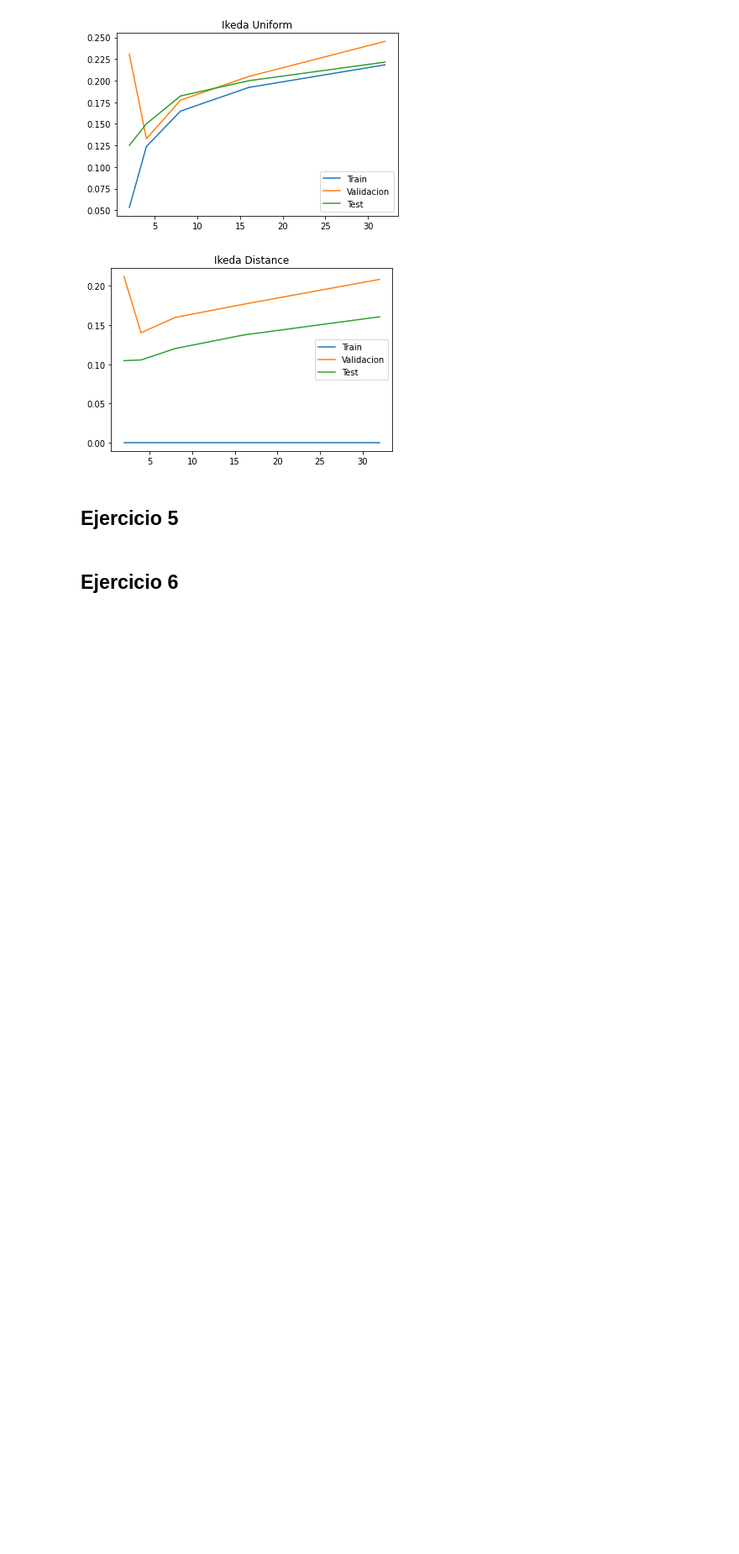
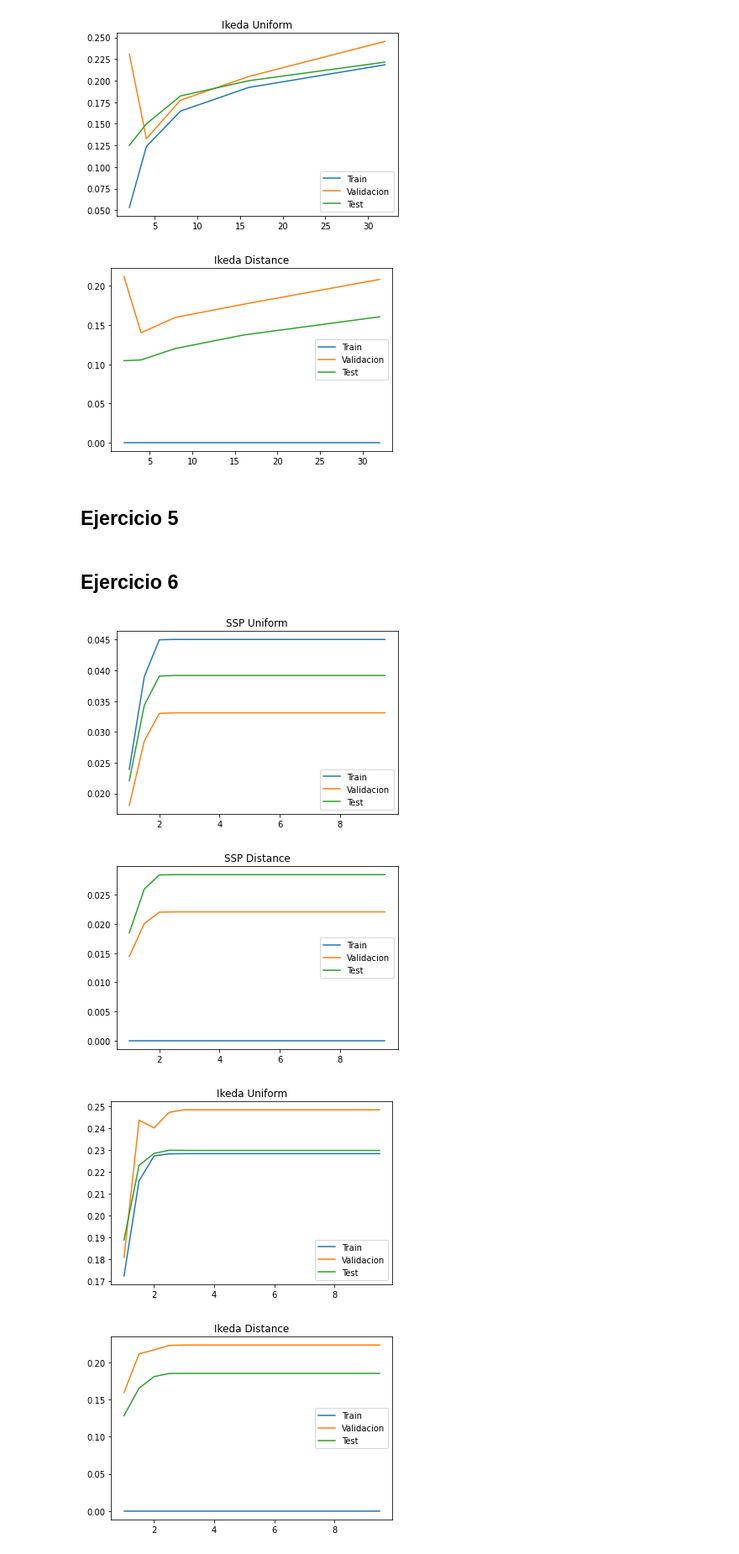
Before and after one commit to natimellino/IAA, a Jupyter notebook: TP4/tp4.ipynb, the cells around one changed output. Shown at 84% size. Cells and saved outputs as stored; diff of their text form; code cells hidden in the pictures; blank space fills up the shorter version.

```diff
--- a/TP4/tp4.ipynb
+++ b/TP4/tp4.ipynb
@@ -515,0 +678,37 @@ ej4('datasets/ikeda.data', 'datasets/ikeda.test', list(range(6)), 'distance', 'I
+# %%
+def ej6(dataset_train, dataset_test, cols, w, title, delim=False):
+    train = pd.read_csv(dataset_train, names=cols, delim_whitespace=delim)
+    test = pd.read_csv(dataset_test, names=cols, delim_whitespace=delim)
+
+    l = len(cols)
+
+    x_train, x_val, y_train, y_val = train_test_split(
+        train.loc[ : , cols[0 : (l - 1)] ],
+        train.loc[ : , [l - 1] ],
+        test_size=0.2,
+        random_state=0
+    )
+
+    x_test = test.loc[ : , cols[0 : (l - 1)] ]
+    y_test = test.loc[ : , [l - 1] ]
+
+    et, ev, ett, clf = get_best_clf_regressor_6(x_train, y_train, x_test, y_test, x_val, y_val, w)
+
+    graficar_errores(radios, et, ev, ett, title)
+# %%
+## SSP Uniform
+ej6('datasets/ssp.data', 'datasets/ssp.test', list(range(13)), 'uniform', 'SSP Uniform')
+
+## SSP Distance
+ej6('datasets/ssp.data', 'datasets/ssp.test', list(range(13)), 'distance', 'SSP Distance')
+
+## Ikeda Uniform
+ej6('datasets/ikeda.data', 'datasets/ikeda.test', list(range(6)), 'uniform', 'Ikeda Uniform', True)
+
+## Ikeda Distance
+ej6('datasets/ikeda.data', 'datasets/ikeda.test', list(range(6)), 'distance', 'Ikeda Distance', True)
+# %% [output]
+[figure, added]
+[figure, added]
+[figure, added]
+[figure, added]
```
Also changed, not shown: parts of 5 cells of this notebook.
